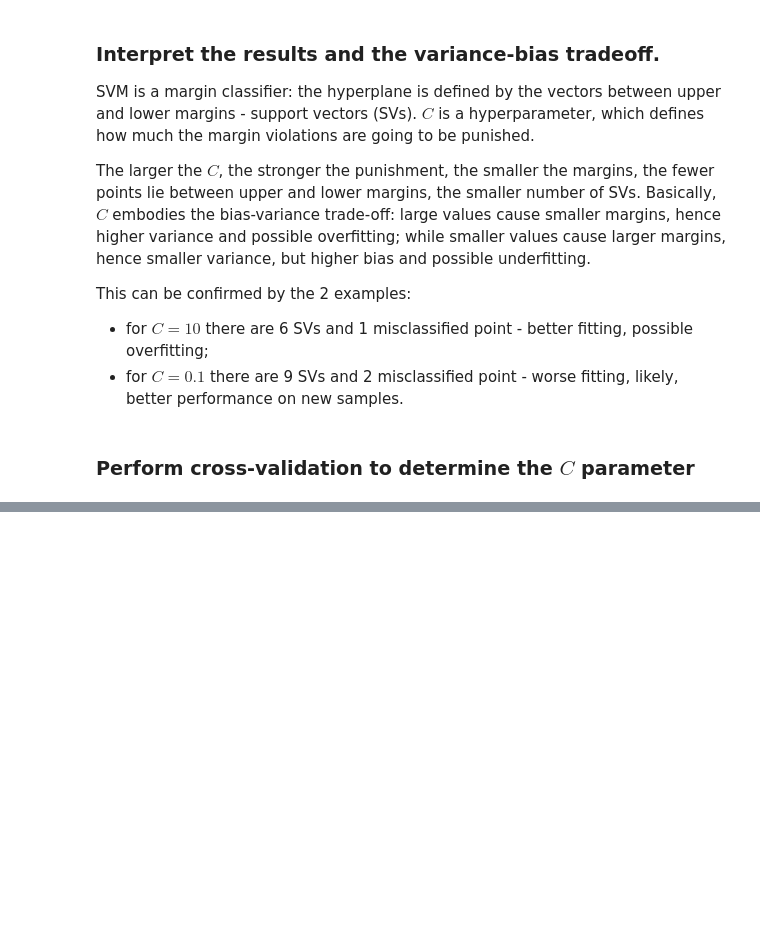
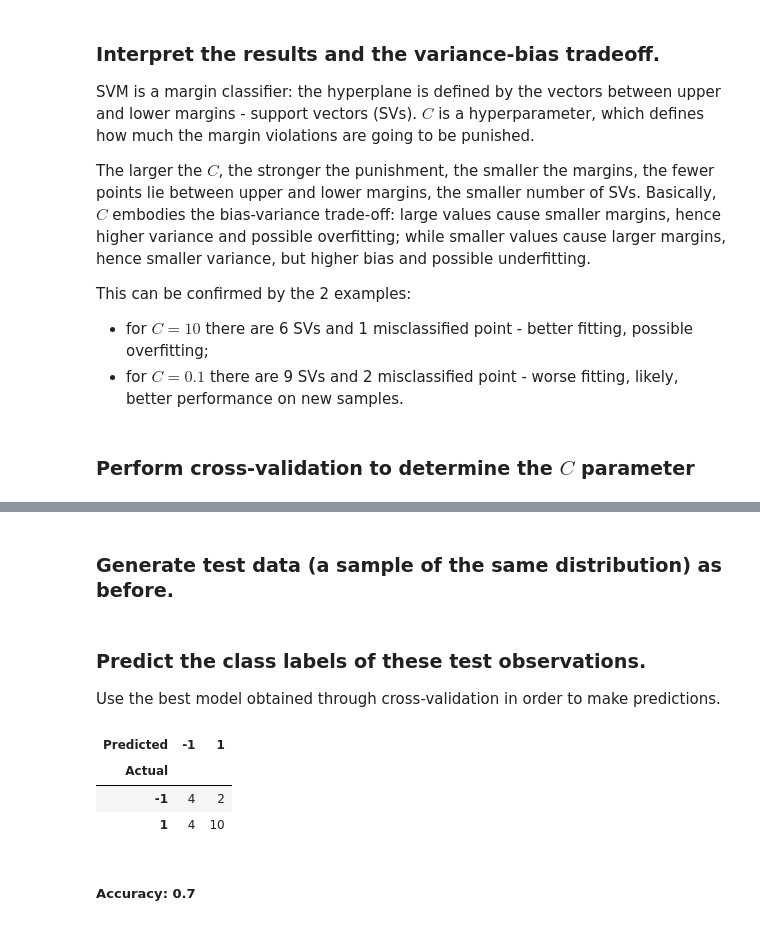
Before and after one commit to shevchenkobn/ml-practice, a Jupyter notebook: a7/a7.ipynb, the cells around one changed output, grey strips where cells are left out. Saved outputs shown, nothing was run; the diff lists cells and outputs as text; code cells hidden in the pictures; blank space fills up the shorter version.

```diff
--- a/a7/a7.ipynb
+++ b/a7/a7.ipynb
@@ -247,0 +296,4 @@ cv_results.apply(lambda row: params_to_tuple(row, ('C',)), axis=1).sort_values([
+# %%
+best_models = cv_results[(cv_results['Params'] == {'C': 1}) & (cv_results['Accuracy'] == cv_results['Accuracy'].max())]
+best_models.insert(best_models.columns.shape[0], '_n_vectors', best_models['Model'].apply(lambda model: model.support_vectors_.shape[0]))
+best_model = best_models.nlargest(1, '_n_vectors').iloc[0]['Model']
@@ -247,0 +322,42 @@ cv_results.apply(lambda row: params_to_tuple(row, ('C',)), axis=1).sort_values([
+# %% [markdown]
+### Generate test data (a sample of the same distribution) as before.
+# %%
+reset_random()
+x_test, y_test = make_svm_x_y(20, random_state.random())
+test_df = make_svm_df(x_test, y_test)
+# %% [markdown]
+### Predict the class labels of these test observations.
+
+Use the best model obtained through cross-validation in order to make predictions.
+# %%
+def crosstable(levels, actual, predicted):
+    d = {}
+    for level in levels:
+        d[level] = {}
+    for row in d.values():
+        for level in d.keys():
+            row[level] = 0
+    for i in range(0, len(actual)):
+        d[actual[i]][predicted[i]] += 1
+    return d
+
+def crosstable_df(levels, actual, predicted):
+    d = crosstable(levels, actual, predicted)
+    df = pd.DataFrame(d)
+    df.index.set_names('Actual', inplace=True)
+    df.columns.set_names('Predicted', inplace=True)
+    return df
+
+def accuracy(ct_df):
+    return np.trace(ct_df) / ct_df.to_numpy().sum()
+# %%
+y_pred = best_model.predict(test_df[x_columns])
+ct_df = crosstable_df(best_model.classes_, y_test, y_pred)
+display(ct_df)
+display(Markdown(f'##### Accuracy: {accuracy(ct_df)}'))
+# %% [output]
+| Predicted | -1 | 1 |
+| Actual |  |  |
+| -1 | 4 | 2 |
+| 1 | 4 | 10 |
+##### Accuracy: 0.7
```
Also changed, not shown: parts of 15 cells of this notebook.
